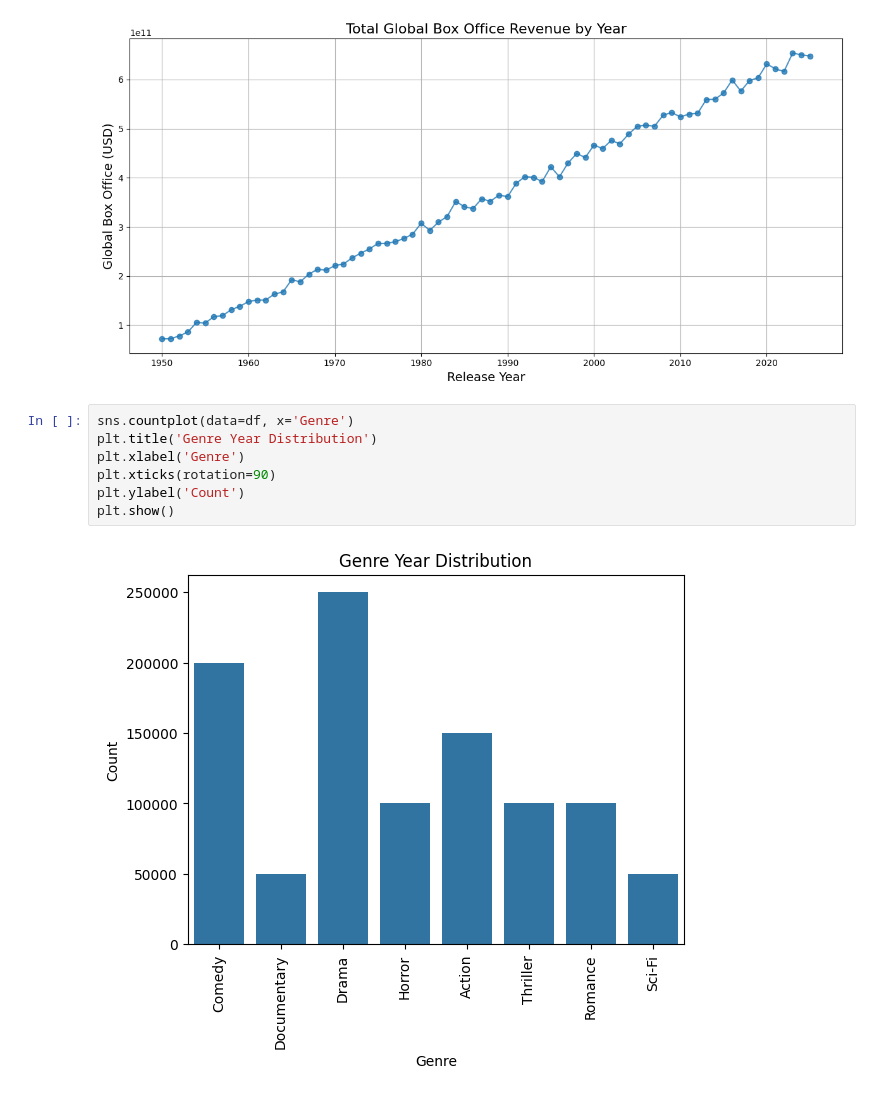
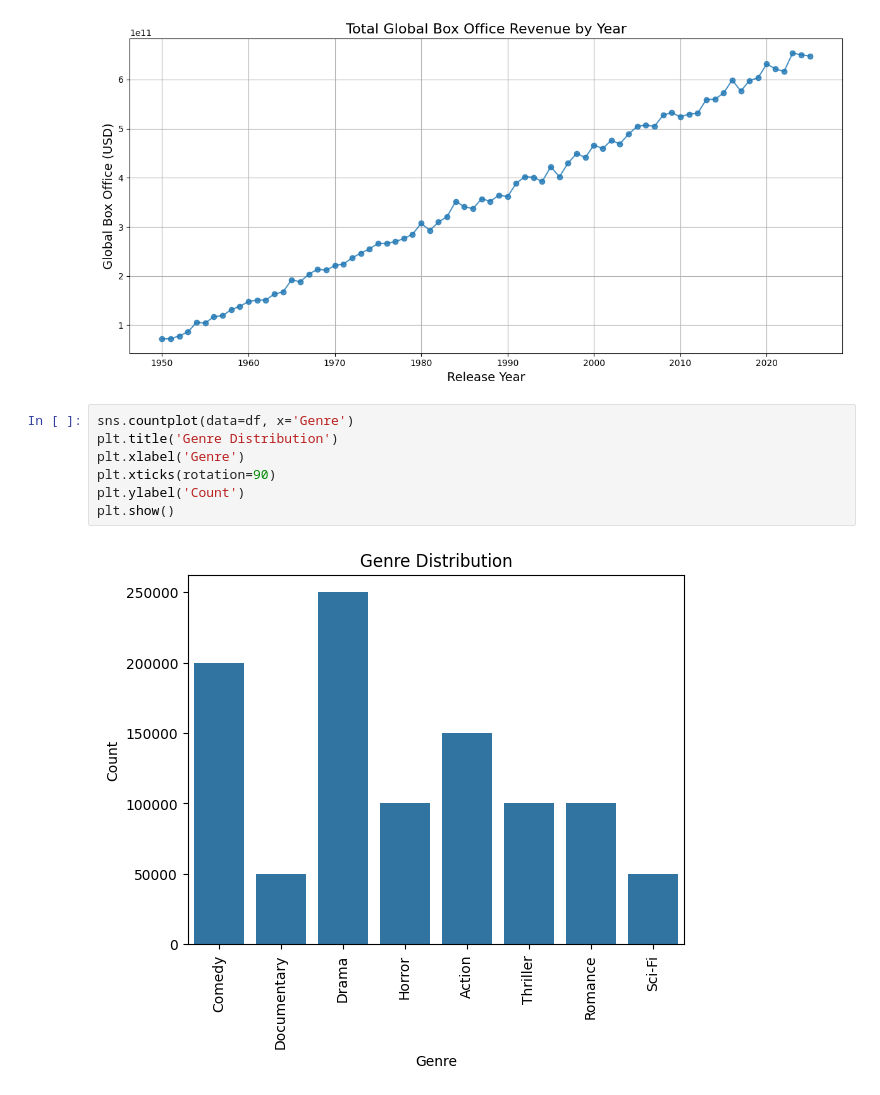
Before and after one commit to kxrrym03/Movies-Dataset, a Jupyter notebook: Movies_Analysis.ipynb, the cells around one changed output. Drawn from its saved outputs; the diff is of its cells as text.

```diff
--- a/Movies_Analysis.ipynb
+++ b/Movies_Analysis.ipynb
@@ -82,10 +82,10 @@ plt.show()
 [figure]
 # %%
 sns.countplot(data=df, x='Genre')
-plt.title('Genre Year Distribution')
+plt.title('Genre Distribution')
 plt.xlabel('Genre')
 plt.xticks(rotation=90)
 plt.ylabel('Count')
 plt.show()
 # %% [output]
-[figure, old version]
+[figure, new version]
```
Also changed, not shown: parts of 1 cell of this notebook.
